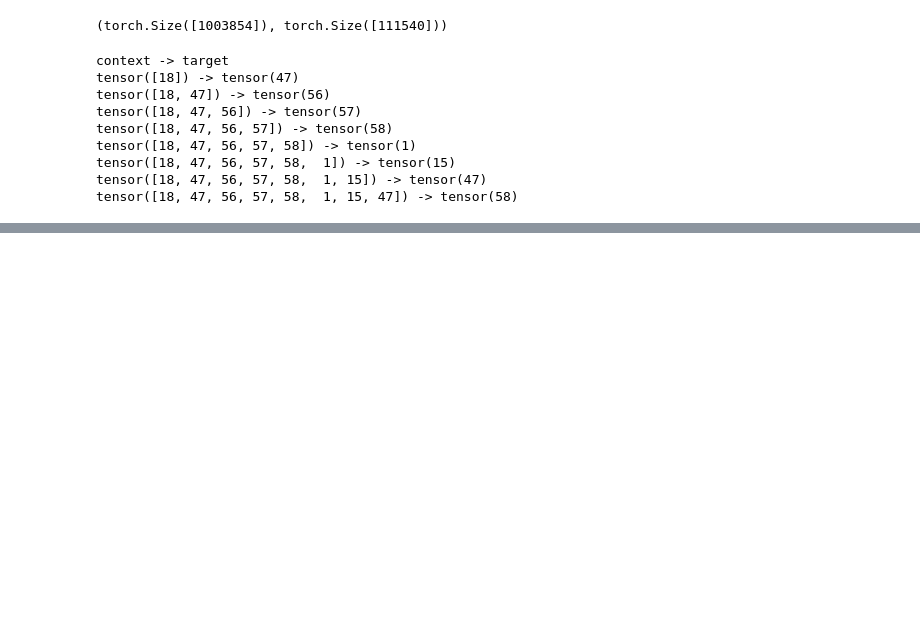
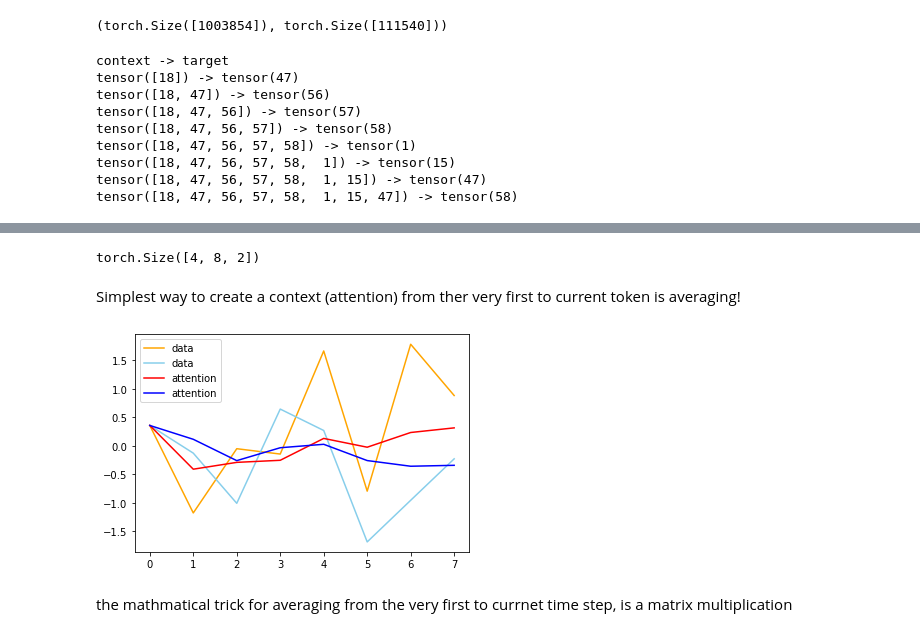
Before and after one commit to ohshane/nanoGPT, a Jupyter notebook: main.ipynb, the cells around one changed output, grey strips where cells are left out. Drawn from its saved outputs; the diff is of its cells as text; code cells hidden in the pictures; blank space fills up the shorter version.

```diff
--- a/main.ipynb
+++ b/main.ipynb
@@ -144,6 +144,7 @@ epoch = 5
 model.train()
 for e in range(epoch):
     running_loss = 0
+    break
     for i, (x, y) in enumerate(DataLoader(train_dataset, batch_size=64, shuffle=True, drop_last=True), start=1):
         optimizer.zero_grad()
 
@@ -179,0 +172,25 @@ Whton werod han y h
+# %%
+B, T, C = 4, 8, 2 # batch, time, channel
+x = torch.randn(B, T, C)
+x.shape
+# %% [output]
+torch.Size([4, 8, 2])
+# %% [markdown]
+Simplest way to create a context (attention) from ther very first to current token is averaging!
+# %%
+plt.plot(x[0,:,0], label='data', color='orange')
+plt.plot(x[0,:,1], label='data', color='skyblue')
+
+avgs = []
+for i in range(1, len(x[0])+1):
+    avgs.append(x[0,:i].mean(0))
+avgs = torch.stack(avgs)
+
+plt.plot(avgs[:,0], label='attention', color='red')
+plt.plot(avgs[:,1], label='attention', color='blue')
+plt.legend()
+plt.show()
+# %% [output]
+[figure, added]
+# %% [markdown]
+the mathmatical trick for averaging from the very first to currnet time step, is a matrix multiplication
```
Also changed, not shown: parts of 16 cells of this notebook.
